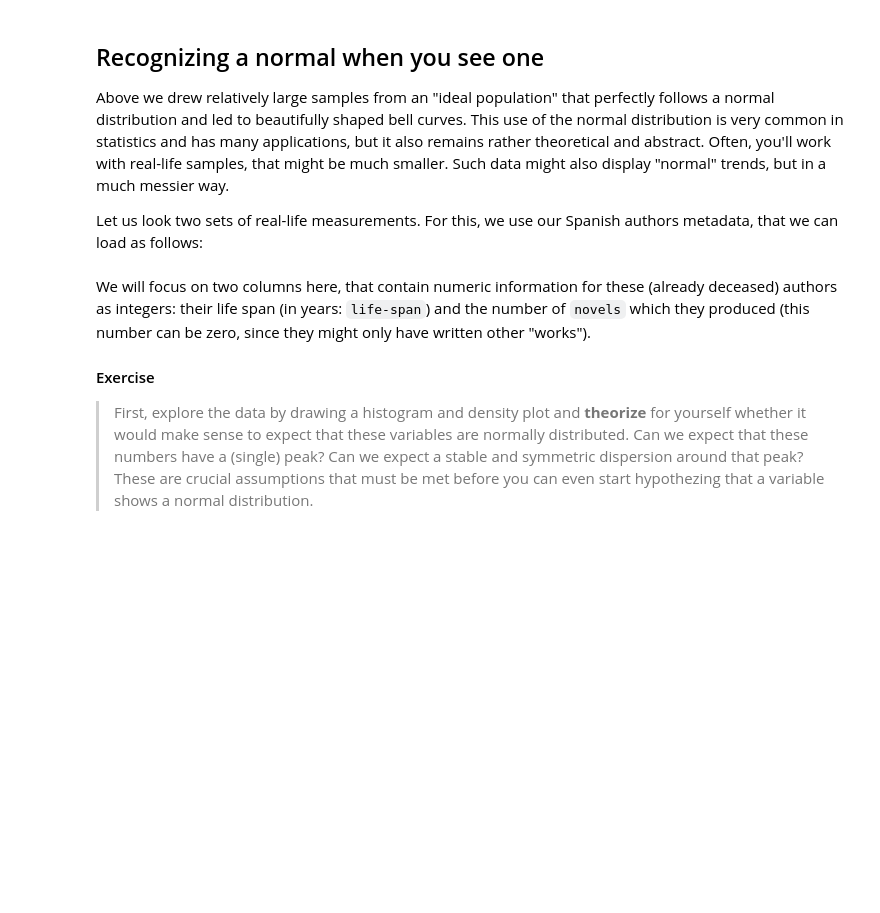
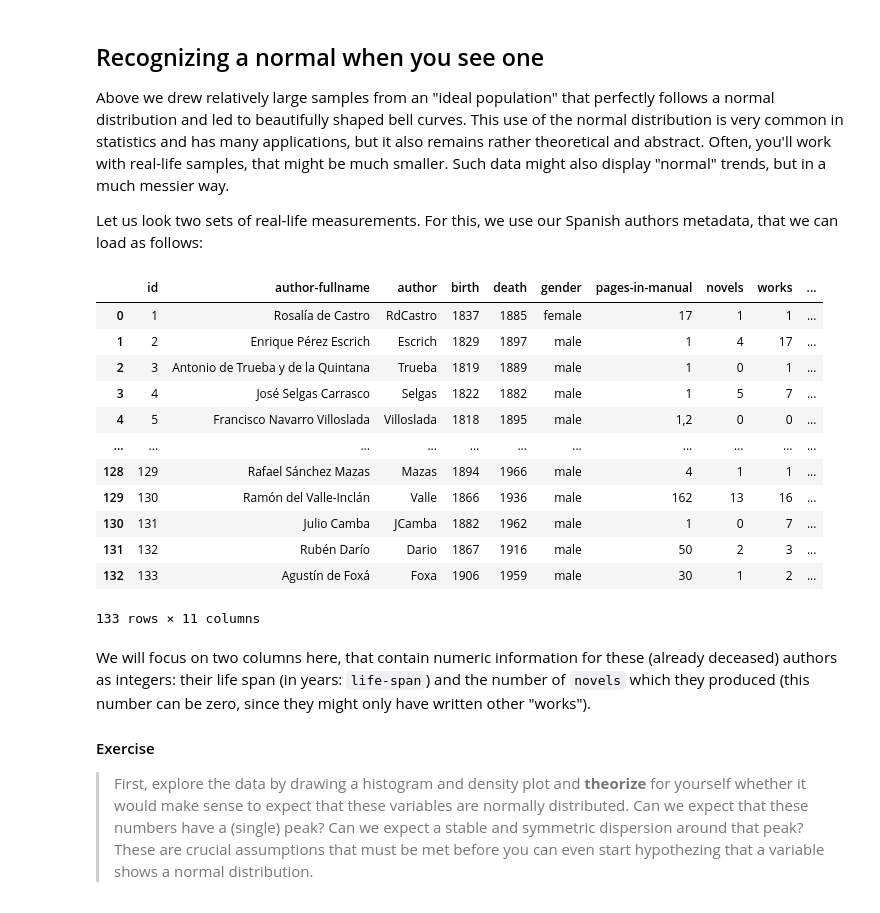
Before and after one commit to bnagy/hdaantwerp.github.io, a Jupyter notebook: notebooks/session-2/2-1-normal-py.ipynb, the cells around one changed output. Saved outputs shown, nothing was run; the diff lists cells and outputs as text; code cells hidden in the pictures; blank space fills up the shorter version.

```diff
--- a/notebooks/session-2/2-1-normal-py.ipynb
+++ b/notebooks/session-2/2-1-normal-py.ipynb
@@ -135,8 +155,22 @@ Above we drew relatively large samples from an "ideal population" that perfectly
 
 Let us look two sets of real-life measurements. For this, we use our Spanish authors metadata, that we can load as follows:
 # %%
-span_auth = pd.read_csv("../datasets/correlaciones/sp-authors.tsv", sep="\t")
+span_auth = pd.read_csv("../../datasets/correlaciones/sp-authors.tsv", sep="\t")
 span_auth
+# %% [output]
+|  | id | author-fullname | author | birth | death | gender | pages-in-manual | novels | works | ... |
+| 0 | 1 | Rosalía de Castro | RdCastro | 1837 | 1885 | female | 17 | 1 | 1 | ... |
+| 1 | 2 | Enrique Pérez Escrich | Escrich | 1829 | 1897 | male | 1 | 4 | 17 | ... |
+| 2 | 3 | Antonio de Trueba y de la Quintana | Trueba | 1819 | 1889 | male | 1 | 0 | 1 | ... |
+| 3 | 4 | José Selgas Carrasco | Selgas | 1822 | 1882 | male | 1 | 5 | 7 | ... |
+| 4 | 5 | Francisco Navarro Villoslada | Villoslada | 1818 | 1895 | male | 1,2 | 0 | 0 | ... |
+| ... | ... | ... | ... | ... | ... | ... | ... | ... | ... | ... |
+| 128 | 129 | Rafael Sánchez Mazas | Mazas | 1894 | 1966 | male | 4 | 1 | 1 | ... |
+| 129 | 130 | Ramón del Valle-Inclán | Valle | 1866 | 1936 | male | 162 | 13 | 16 | ... |
+| 130 | 131 | Julio Camba | JCamba | 1882 | 1962 | male | 1 | 0 | 7 | ... |
+| 131 | 132 | Rubén Darío | Dario | 1867 | 1916 | male | 50 | 2 | 3 | ... |
+| 132 | 133 | Agustín de Foxá | Foxa | 1906 | 1959 | male | 30 | 1 | 2 | ... |
+133 rows × 11 columns
 # %% [markdown]
 We will focus on two columns here, that contain numeric information for these (already deceased) authors as integers: their life span (in years: `life-span`) and the number of `novels` which they produced (this number can be zero, since they might only have written other "works").
 
```
Also changed, not shown: parts of 12 cells of this notebook, 2 other files.
